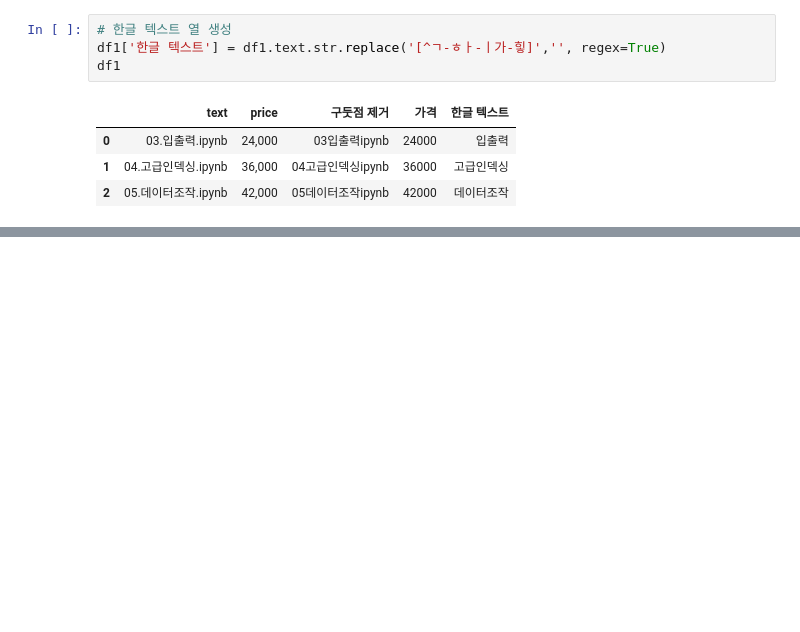
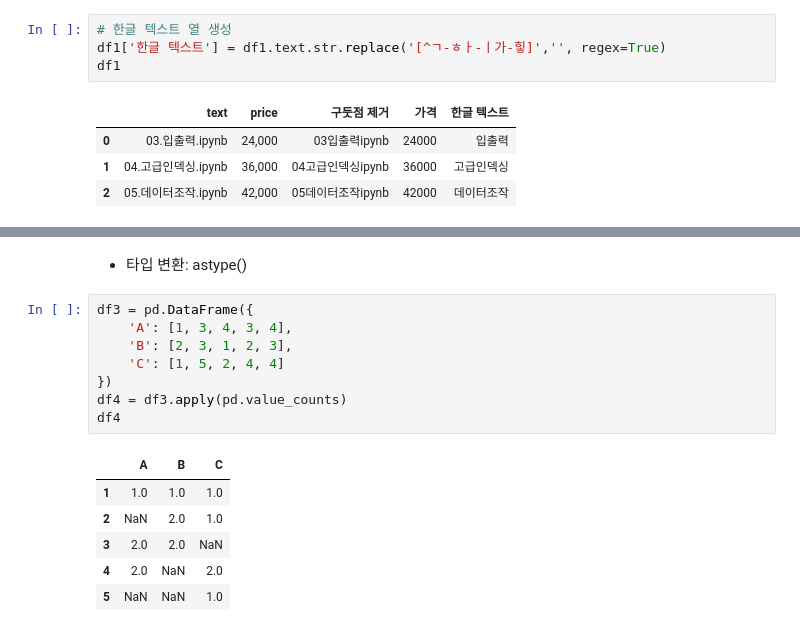
Before and after one commit to JM-world/DataAnalysis-2023.09, a Jupyter notebook: 02.Pandas/ex05_데이터조작.ipynb, the cells around one changed output, grey strips where cells are left out. Drawn from its saved outputs; the diff is of its cells as text; blank space fills up the shorter version.

```diff
--- a/02.Pandas/ex05_데이터조작.ipynb
+++ b/02.Pandas/ex05_데이터조작.ipynb
@@ -348,0 +440,17 @@ df1
+# %% [markdown]
+- 타입 변환: astype()
+# %%
+df3 = pd.DataFrame({
+    'A': [1, 3, 4, 3, 4],
+    'B': [2, 3, 1, 2, 3],
+    'C': [1, 5, 2, 4, 4]
+})
+df4 = df3.apply(pd.value_counts)
+df4
+# %% [output]
+|  | A | B | C |
+| 1 | 1.0 | 1.0 | 1.0 |
+| 2 | NaN | 2.0 | 1.0 |
+| 3 | 2.0 | 2.0 | NaN |
+| 4 | 2.0 | NaN | 2.0 |
+| 5 | NaN | NaN | 1.0 |
```
Also changed, not shown: parts of 31 cells of this notebook, 6 other files.
